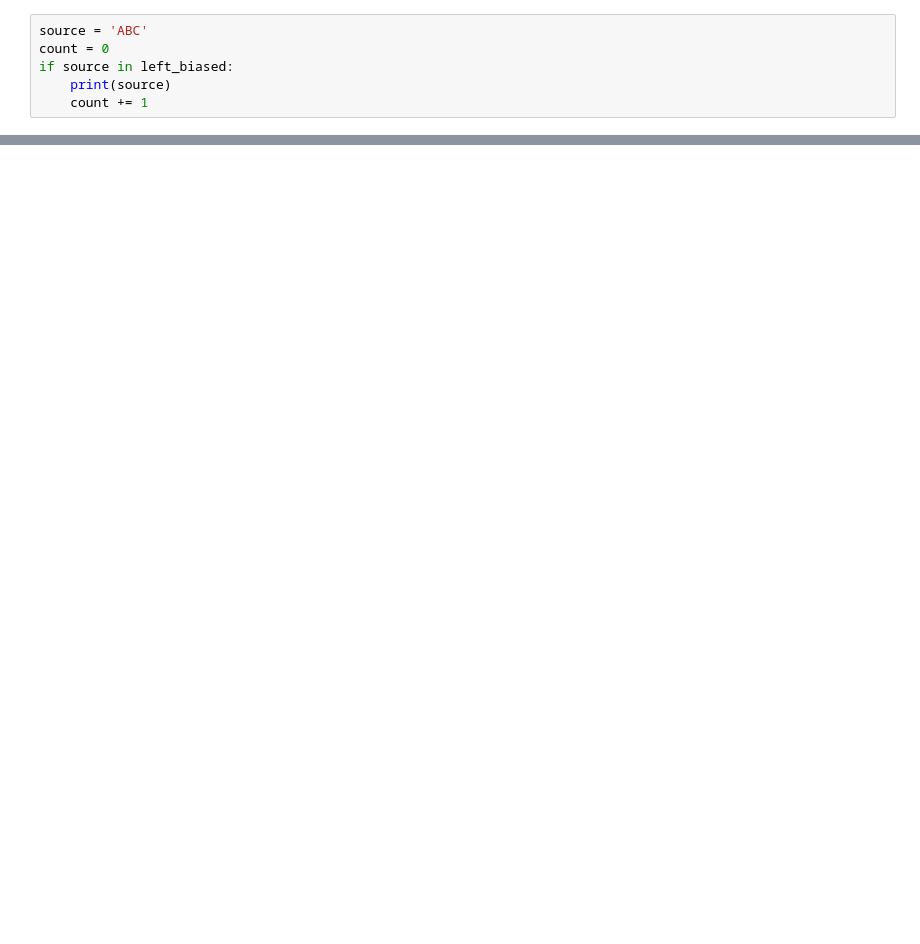
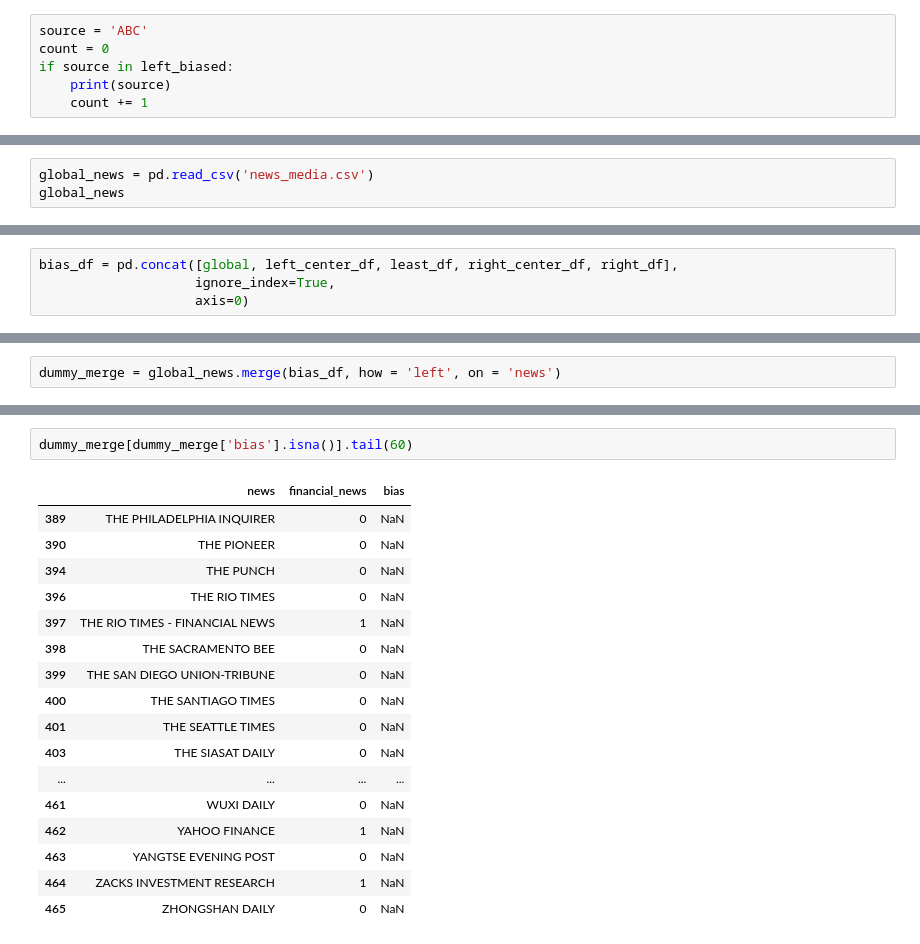
Before and after one commit to griffinwt/Hackathon_March2021, a Jupyter notebook: code/EDA-Brandon/News-AI-Sentiments.ipynb, the cells around one changed output, grey strips where cells are left out. Cells and saved outputs as stored; diff of their text form; blank space fills up the shorter version.

```diff
--- a/code/EDA-Brandon/News-AI-Sentiments.ipynb
+++ b/code/EDA-Brandon/News-AI-Sentiments.ipynb
@@ -554,0 +199,3 @@ DAILY-NEWS-SENTIMENT-NA
+# %%
+global_news = pd.read_csv('news_media.csv')
+global_news
@@ -554,0 +216,4 @@ DAILY-NEWS-SENTIMENT-NA
+# %%
+bias_df = pd.concat([global, left_center_df, least_df, right_center_df, right_df],
+                    ignore_index=True,
+                    axis=0)
@@ -554,0 +226,2 @@ DAILY-NEWS-SENTIMENT-NA
+# %%
+dummy_merge = global_news.merge(bias_df, how = 'left', on = 'news')
@@ -554,0 +251,20 @@ DAILY-NEWS-SENTIMENT-NA
+# %%
+dummy_merge[dummy_merge['bias'].isna()].tail(60)
+# %% [output]
+|  | news | financial_news | bias |
+| 389 | THE PHILADELPHIA INQUIRER | 0 | NaN |
+| 390 | THE PIONEER | 0 | NaN |
+| 394 | THE PUNCH | 0 | NaN |
+| 396 | THE RIO TIMES | 0 | NaN |
+| 397 | THE RIO TIMES - FINANCIAL NEWS | 1 | NaN |
+| 398 | THE SACRAMENTO BEE | 0 | NaN |
+| 399 | THE SAN DIEGO UNION-TRIBUNE | 0 | NaN |
+| 400 | THE SANTIAGO TIMES | 0 | NaN |
+| 401 | THE SEATTLE TIMES | 0 | NaN |
+| 403 | THE SIASAT DAILY | 0 | NaN |
+| ... | ... | ... | ... |
+| 461 | WUXI DAILY | 0 | NaN |
+| 462 | YAHOO FINANCE | 1 | NaN |
+| 463 | YANGTSE EVENING POST | 0 | NaN |
+| 464 | ZACKS INVESTMENT RESEARCH | 1 | NaN |
+| 465 | ZHONGSHAN DAILY | 0 | NaN |
```
Also changed, not shown: parts of 51 cells of this notebook, 12 other files.
